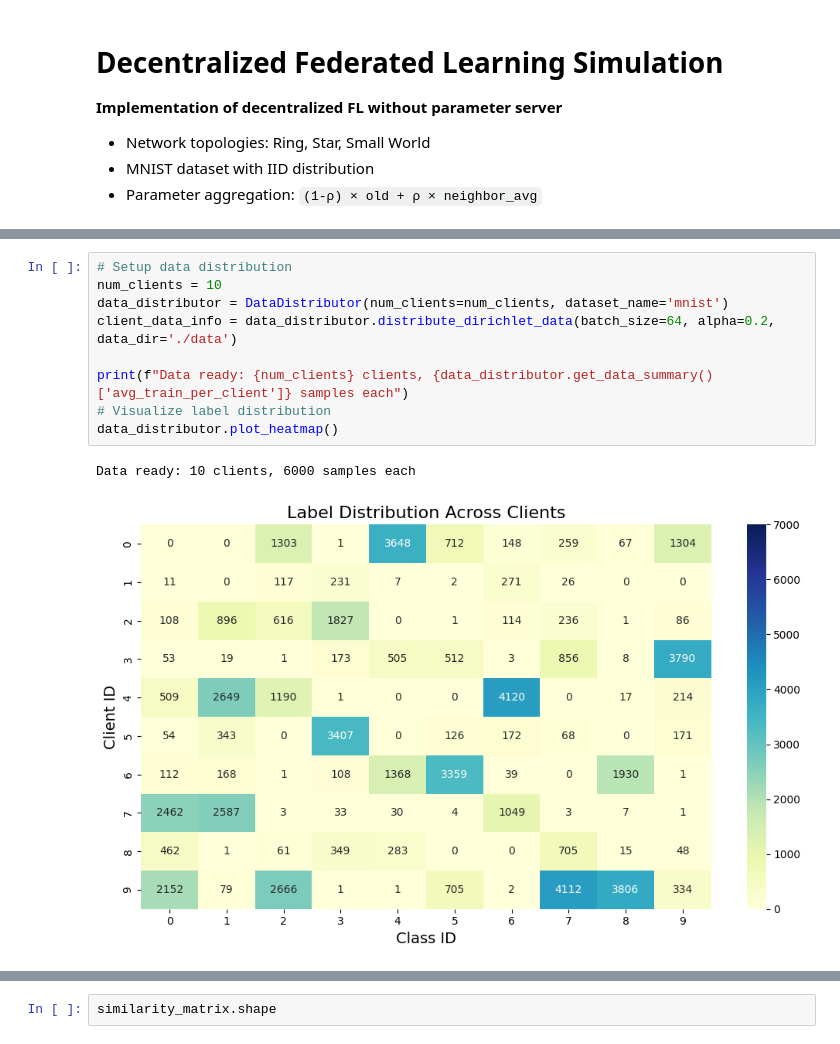
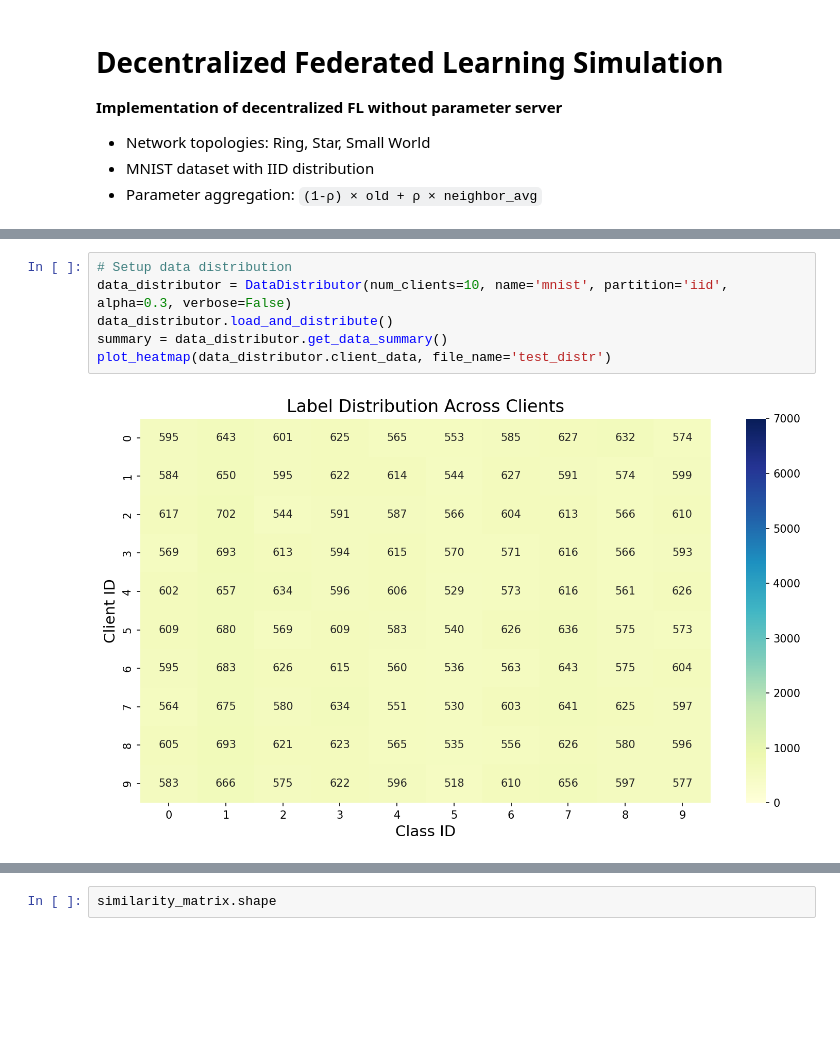
Before and after one commit to Bulbatronik/icsp-gfl, a Jupyter notebook: network.ipynb, the cells around one changed output, grey strips where cells are left out. Cells and saved outputs as stored; diff of their text form; blank space fills up the shorter version.

```diff
--- a/network.ipynb
+++ b/network.ipynb
@@ -58,13 +66,9 @@ network.get_topology_info(G)
  'is_connected': True}
 # %%
 # Setup data distribution
-num_clients = 10
-data_distributor = DataDistributor(num_clients=num_clients, dataset_name='mnist')
-client_data_info = data_distributor.distribute_dirichlet_data(batch_size=64, alpha=0.2, data_dir='./data')
-
-print(f"Data ready: {num_clients} clients, {data_distributor.get_data_summary()['avg_train_per_client']} samples each")
-# Visualize label distribution
-data_distributor.plot_heatmap()
+data_distributor = DataDistributor(num_clients=10, name='mnist', partition='iid', alpha=0.3, verbose=False)
+data_distributor.load_and_distribute()
+summary = data_distributor.get_data_summary()
+plot_heatmap(data_distributor.client_data, file_name='test_distr')
 # %% [output]
-Data ready: 10 clients, 6000 samples each
-[figure, old version]
+[figure, new version]
```
Also changed, not shown: parts of 14 cells of this notebook, 3 other files.
